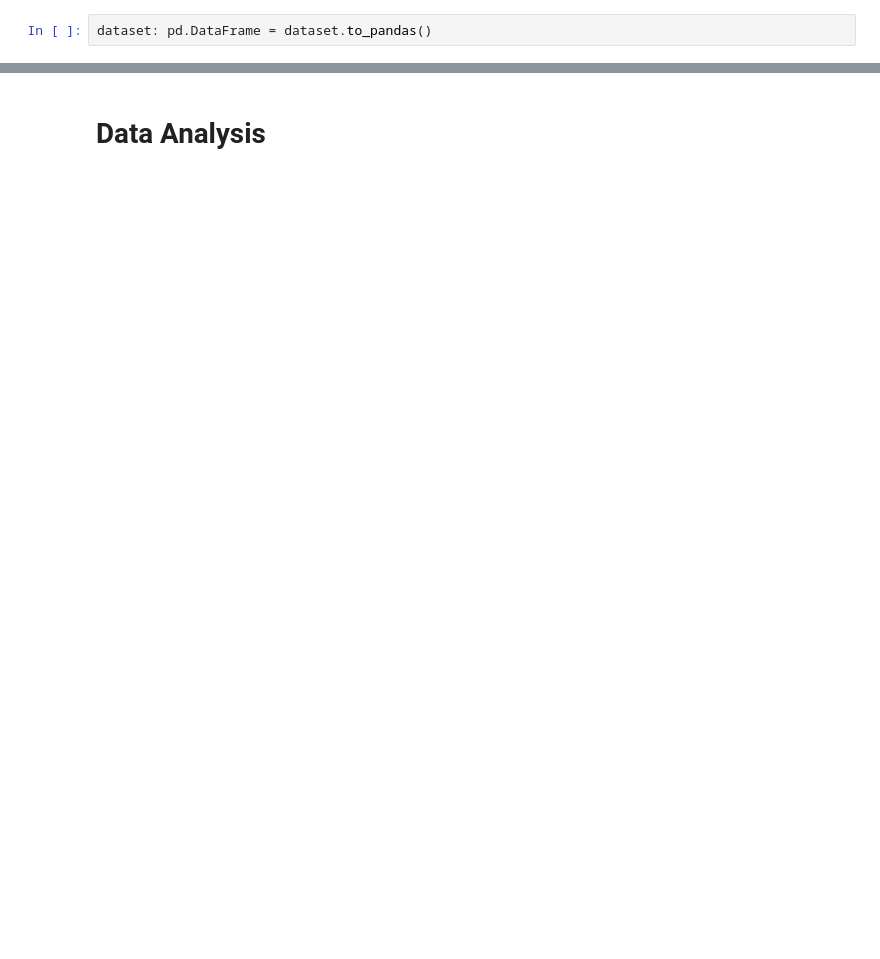
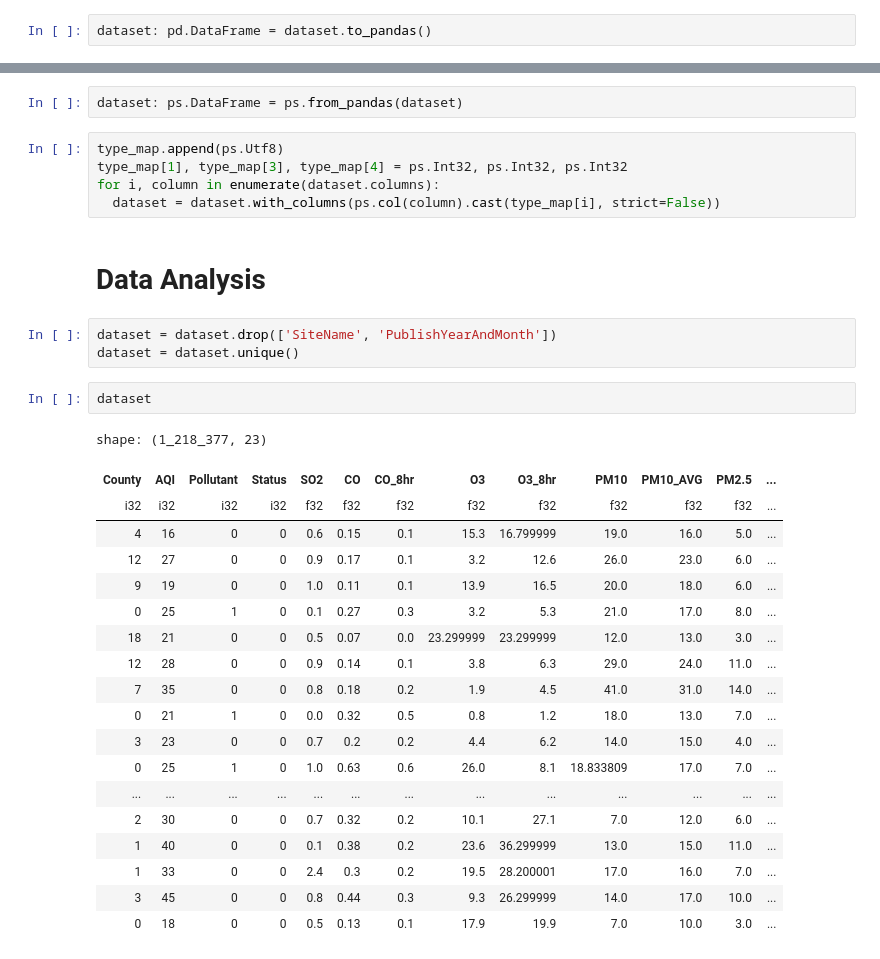
Before and after one commit to hermeschen1116/bayesian-pm25-prediction, a Jupyter notebook: main.ipynb, the cells around one changed output, grey strips where cells are left out. Drawn from its saved outputs; the diff is of its cells as text; blank space fills up the shorter version.

```diff
--- a/main.ipynb
+++ b/main.ipynb
@@ -127,3 +118,35 @@ dtype: bool
+# %%
+dataset: ps.DataFrame = ps.from_pandas(dataset)
+# %%
+type_map.append(ps.Utf8)
+type_map[1], type_map[3], type_map[4] = ps.Int32, ps.Int32, ps.Int32
+for i, column in enumerate(dataset.columns):
+  dataset = dataset.with_columns(ps.col(column).cast(type_map[i], strict=False))
 # %% [markdown]
 # Data Analysis
+# %%
+dataset = dataset.drop(['SiteName', 'PublishYearAndMonth'])
+dataset = dataset.unique()
+# %%
+dataset
+# %% [output]
+shape: (1_218_377, 23)
+| County | AQI | Pollutant | Status | SO2 | CO | CO_8hr | O3 | O3_8hr | PM10 | PM10_AVG | PM2.5 | ... |
+| i32 | i32 | i32 | i32 | f32 | f32 | f32 | f32 | f32 | f32 | f32 | f32 | ... |
+| 4 | 16 | 0 | 0 | 0.6 | 0.15 | 0.1 | 15.3 | 16.799999 | 19.0 | 16.0 | 5.0 | ... |
+| 12 | 27 | 0 | 0 | 0.9 | 0.17 | 0.1 | 3.2 | 12.6 | 26.0 | 23.0 | 6.0 | ... |
+| 9 | 19 | 0 | 0 | 1.0 | 0.11 | 0.1 | 13.9 | 16.5 | 20.0 | 18.0 | 6.0 | ... |
+| 0 | 25 | 1 | 0 | 0.1 | 0.27 | 0.3 | 3.2 | 5.3 | 21.0 | 17.0 | 8.0 | ... |
+| 18 | 21 | 0 | 0 | 0.5 | 0.07 | 0.0 | 23.299999 | 23.299999 | 12.0 | 13.0 | 3.0 | ... |
+| 12 | 28 | 0 | 0 | 0.9 | 0.14 | 0.1 | 3.8 | 6.3 | 29.0 | 24.0 | 11.0 | ... |
+| 7 | 35 | 0 | 0 | 0.8 | 0.18 | 0.2 | 1.9 | 4.5 | 41.0 | 31.0 | 14.0 | ... |
+| 0 | 21 | 1 | 0 | 0.0 | 0.32 | 0.5 | 0.8 | 1.2 | 18.0 | 13.0 | 7.0 | ... |
+| 3 | 23 | 0 | 0 | 0.7 | 0.2 | 0.2 | 4.4 | 6.2 | 14.0 | 15.0 | 4.0 | ... |
+| 0 | 25 | 1 | 0 | 1.0 | 0.63 | 0.6 | 26.0 | 8.1 | 18.833809 | 17.0 | 7.0 | ... |
+| ... | ... | ... | ... | ... | ... | ... | ... | ... | ... | ... | ... | ... |
+| 2 | 30 | 0 | 0 | 0.7 | 0.32 | 0.2 | 10.1 | 27.1 | 7.0 | 12.0 | 6.0 | ... |
+| 1 | 40 | 0 | 0 | 0.1 | 0.38 | 0.2 | 23.6 | 36.299999 | 13.0 | 15.0 | 11.0 | ... |
+| 1 | 33 | 0 | 0 | 2.4 | 0.3 | 0.2 | 19.5 | 28.200001 | 17.0 | 16.0 | 7.0 | ... |
+| 3 | 45 | 0 | 0 | 0.8 | 0.44 | 0.3 | 9.3 | 26.299999 | 14.0 | 17.0 | 10.0 | ... |
+| 0 | 18 | 0 | 0 | 0.5 | 0.13 | 0.1 | 17.9 | 19.9 | 7.0 | 10.0 | 3.0 | ... |
 # %%
```
Also changed, not shown: parts of 13 cells of this notebook.
